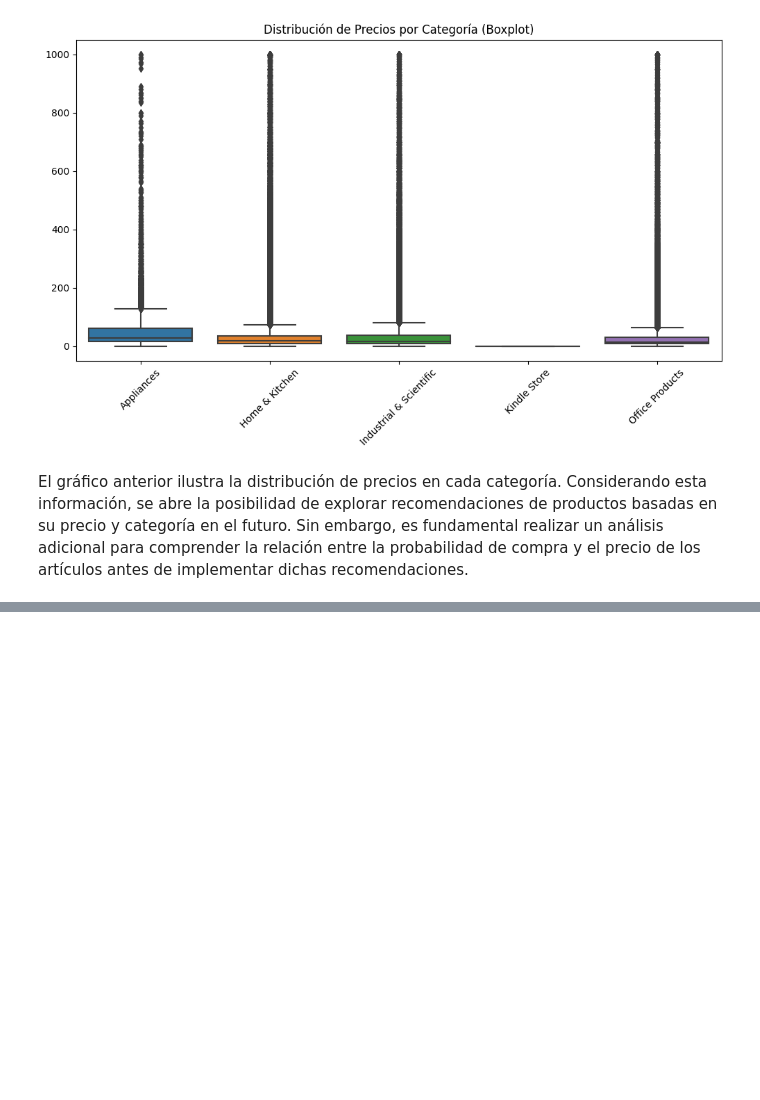
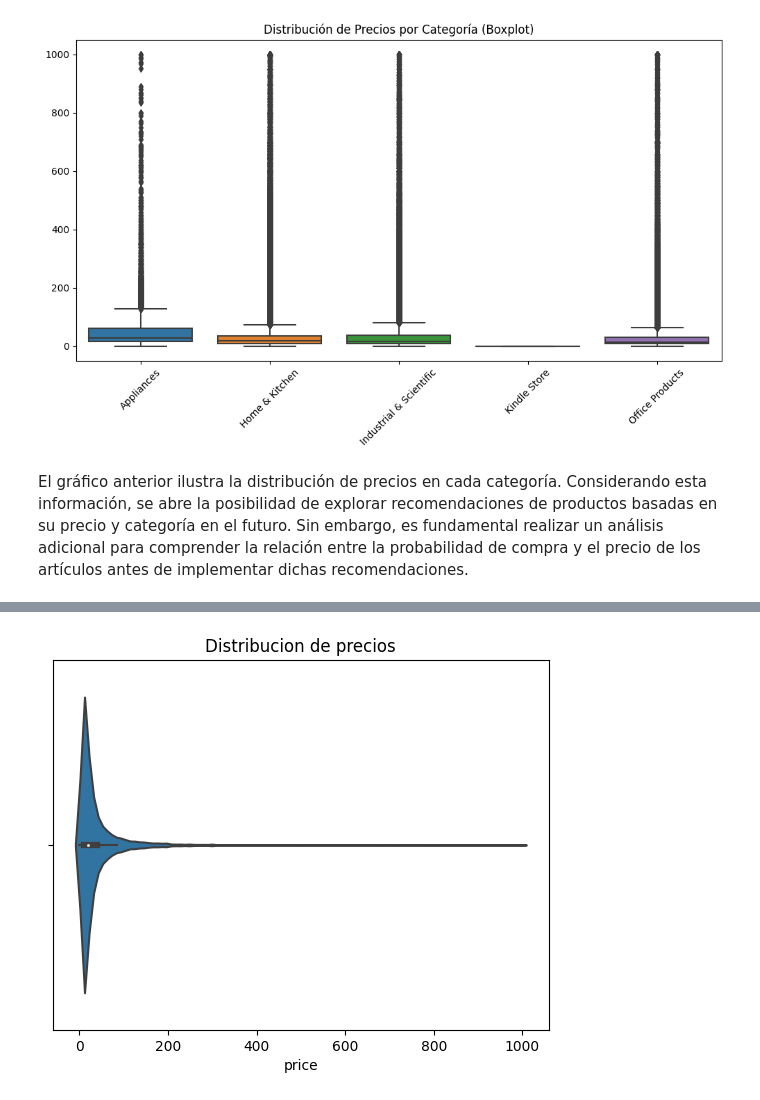
Before and after one commit to AlejandroManrrique/Amazon-Reviews, a Jupyter notebook: EDA.ipynb, the cells around one changed output, grey strips where cells are left out. Cells and saved outputs as stored; diff of their text form; code cells hidden in the pictures; blank space fills up the shorter version.

```diff
--- a/EDA.ipynb
+++ b/EDA.ipynb
@@ -123,0 +293,9 @@ El gráfico anterior ilustra la distribución de precios en cada categoría. Con
+# %%
+plt.title('Distribucion de precios')
+sns.violinplot(
+    data=concatenated_metadfs,
+    x='price'
+)
+plt.show()
+# %% [output]
+[figure, added]
```
Also changed, not shown: parts of 182 cells of this notebook.
